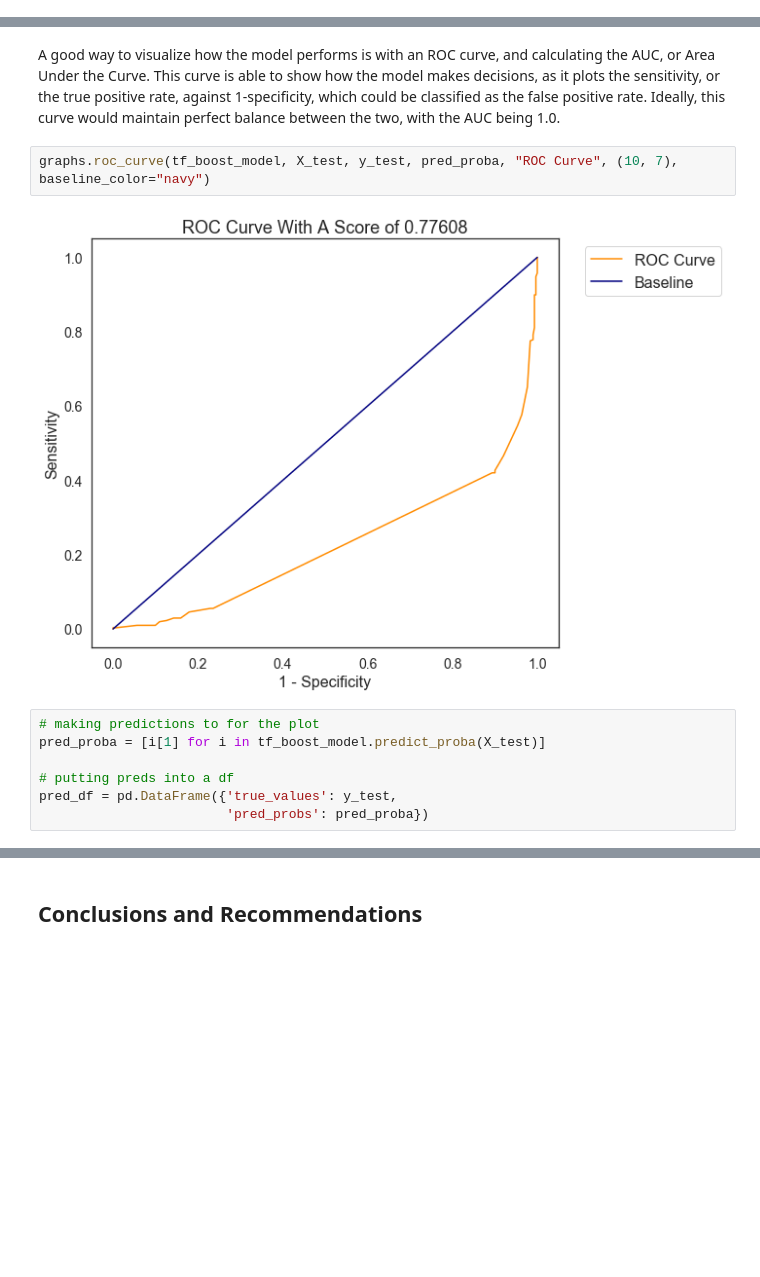
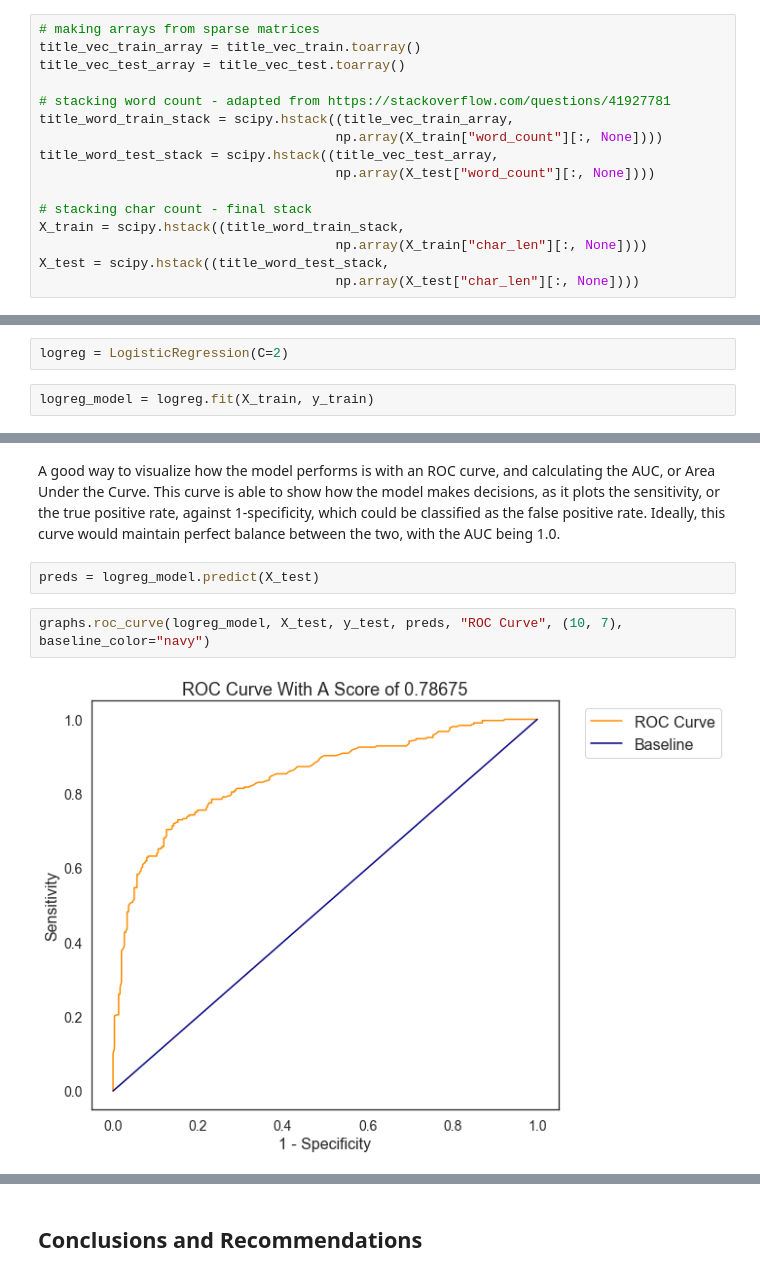
Before and after one commit to ondovj/reddit_classification, a Jupyter notebook: Code/2-cleaning_through_conclusions.ipynb, the cells around one changed output, grey strips where cells are left out. Saved outputs shown, nothing was run; the diff lists cells and outputs as text; blank space fills up the shorter version.

Commit message:
completed modeling phase

```diff
--- a/Code/2-cleaning_through_conclusions.ipynb
+++ b/Code/2-cleaning_through_conclusions.ipynb
@@ -557,0 +576,16 @@ X_train, X_test, y_train, y_test = train_test_split(X, y, random_state=42, strat
+# %%
+# making arrays from sparse matrices
+title_vec_train_array = title_vec_train.toarray()
+title_vec_test_array = title_vec_test.toarray()
+
+# stacking word count - adapted from https://stackoverflow.com/questions/41927781
+title_word_train_stack = scipy.hstack((title_vec_train_array,
+                                      np.array(X_train["word_count"][:, None])))
+title_word_test_stack = scipy.hstack((title_vec_test_array,
+                                      np.array(X_test["word_count"][:, None])))
+
+# stacking char count - final stack
+X_train = scipy.hstack((title_word_train_stack,
+                                      np.array(X_train["char_len"][:, None])))
+X_test = scipy.hstack((title_word_test_stack,
+                                      np.array(X_test["char_len"][:, None])))
@@ -861,0 +850,4 @@ Because of these rankings in both metrics, this model appears to give us the bes
+# %%
+logreg = LogisticRegression(C=2)
+# %%
+logreg_model = logreg.fit(X_train, y_train)
@@ -863,14 +875,9 @@ Because of these rankings in both metrics, this model appears to give us the bes
 ### ROC Curve
 # %% [markdown]
 A good way to visualize how the model performs is with an ROC curve, and calculating the AUC, or Area Under the Curve. This curve is able to show how the model makes decisions, as it plots the sensitivity, or the true positive rate, against 1-specificity, which could be classified as the false positive rate. Ideally, this curve would maintain perfect balance between the two, with the AUC being 1.0.
+# %%
+preds = logreg_model.predict(X_test)
 # %%
-graphs.roc_curve(tf_boost_model, X_test, y_test, pred_proba, "ROC Curve", (10, 7), baseline_color="navy")
+graphs.roc_curve(logreg_model, X_test, y_test, preds, "ROC Curve", (10, 7), baseline_color="navy")
 # %% [output]
-[figure, old version]
+[figure, new version]
-# %%
-# making predictions to for the plot
-pred_proba = [i[1] for i in tf_boost_model.predict_proba(X_test)]
-
-# putting preds into a df
-pred_df = pd.DataFrame({'true_values': y_test,
-                        'pred_probs': pred_proba})
```
Also changed, not shown: parts of 40 cells of this notebook, 2 other files.
